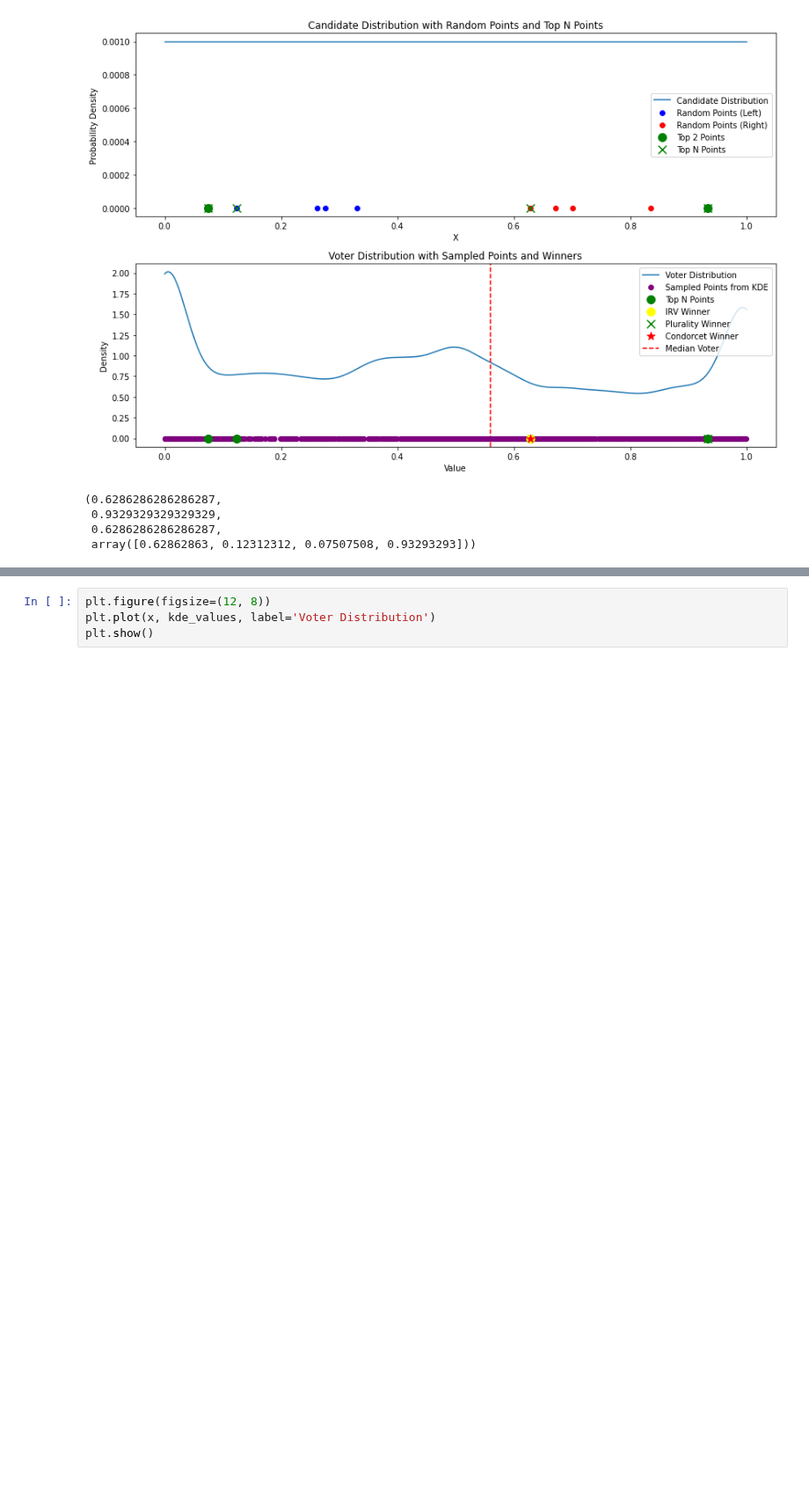
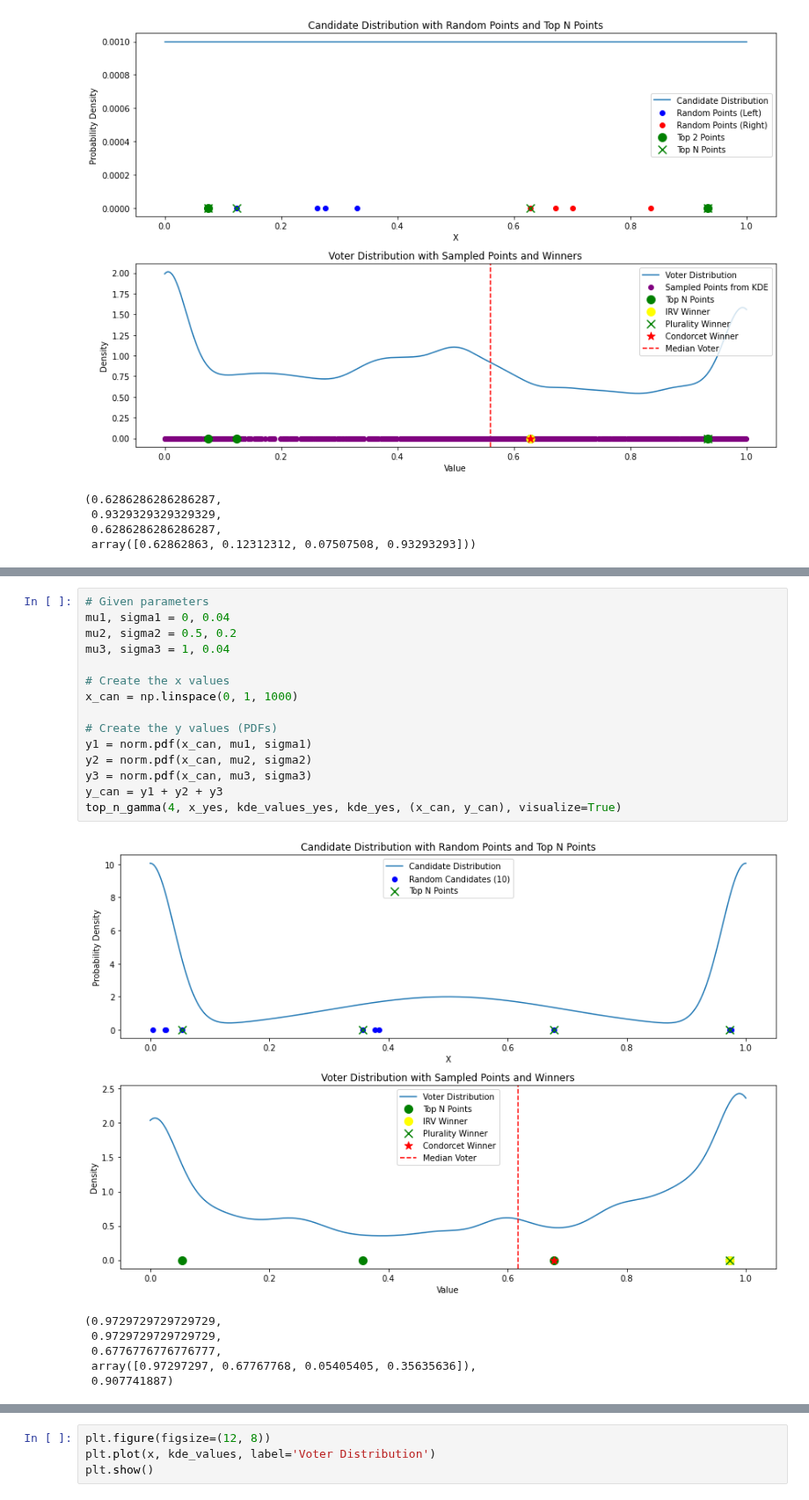
Before and after one commit to ericssimpson/voting-analysis-tools, a Jupyter notebook: cleaned files/simulations.ipynb, the cells around one changed output, grey strips where cells are left out. Shown at 88% size. Saved outputs shown, nothing was run; the diff lists cells and outputs as text; blank space fills up the shorter version.

```diff
--- a/cleaned files/simulations.ipynb
+++ b/cleaned files/simulations.ipynb
@@ -1107,3 +1229,25 @@ top_n(4, x_yes, kde_values_yes, kde_yes, (x_can, y_can), visualize=True)
+# %%
+# Given parameters
+mu1, sigma1 = 0, 0.04
+mu2, sigma2 = 0.5, 0.2
+mu3, sigma3 = 1, 0.04
+
+# Create the x values
+x_can = np.linspace(0, 1, 1000)
+
+# Create the y values (PDFs)
+y1 = norm.pdf(x_can, mu1, sigma1)
+y2 = norm.pdf(x_can, mu2, sigma2)
+y3 = norm.pdf(x_can, mu3, sigma3)
+y_can = y1 + y2 + y3
+top_n_gamma(4, x_yes, kde_values_yes, kde_yes, (x_can, y_can), visualize=True)
+# %% [output]
+[figure, added]
+(0.9729729729729729,
+ 0.9729729729729729,
+ 0.6776776776776777,
+ array([0.97297297, 0.67767768, 0.05405405, 0.35635636]),
+ 0.907741887)
 # %%
 num_runs = 1000
 irv_winners = []
```
Also changed, not shown: parts of 6 cells of this notebook, 1 other file.
